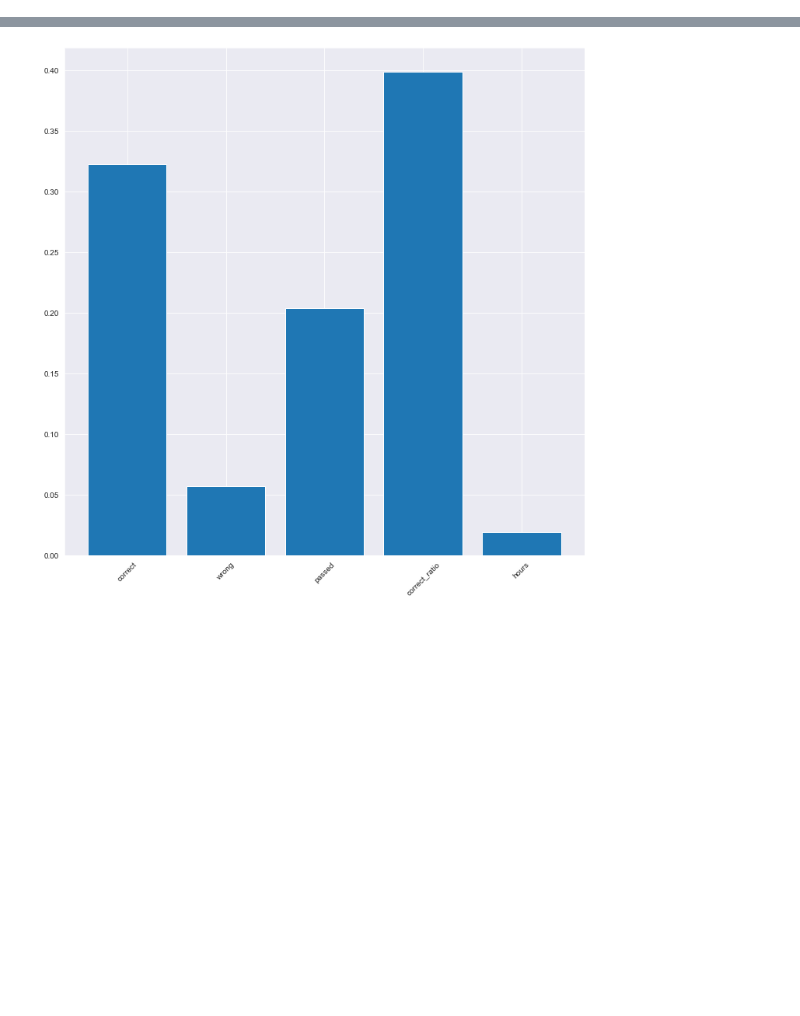
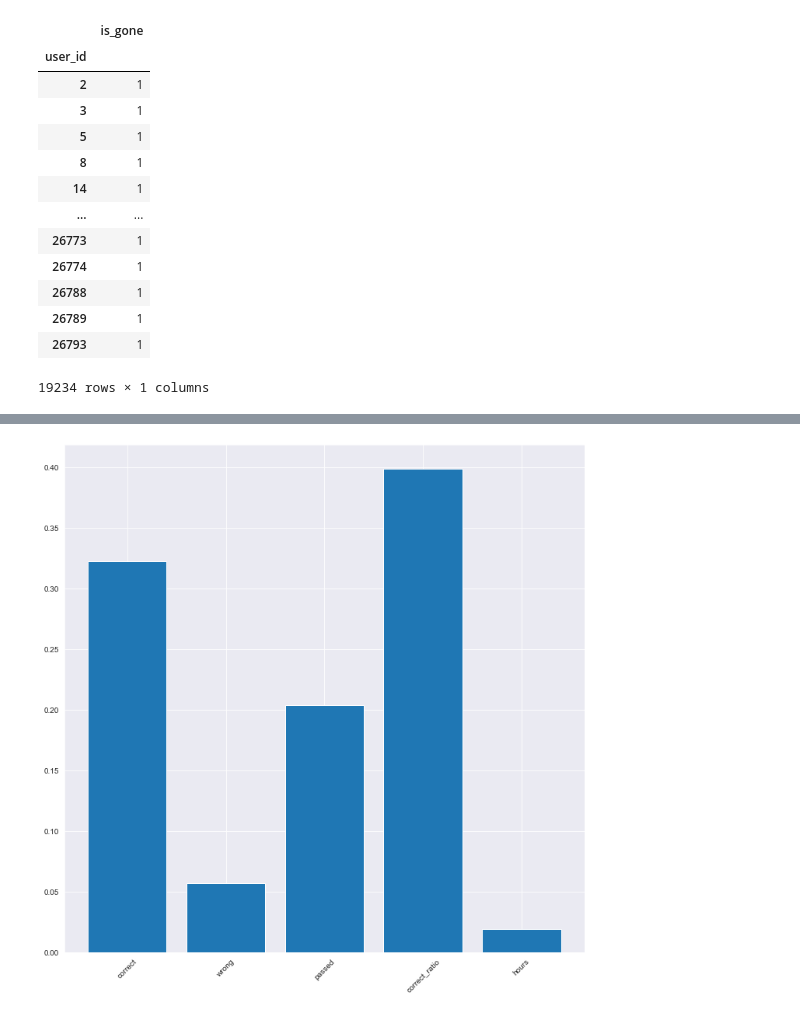
Before and after one commit to stepanskiba/ml_stepik_project, a Jupyter notebook: fit_and_predict.ipynb, the cells around one changed output, grey strips where cells are left out. Drawn from its saved outputs; the diff is of its cells as text; code cells hidden in the pictures; blank space fills up the shorter version.

```diff
--- a/fit_and_predict.ipynb
+++ b/fit_and_predict.ipynb
@@ -25,3 +42,20 @@ y = pd.read_csv('data/y.csv', index_col=0)
+# %%
+y
+# %% [output]
+|  | is_gone |
+| user_id |  |
+| 2 | 1 |
+| 3 | 1 |
+| 5 | 1 |
+| 8 | 1 |
+| 14 | 1 |
+| ... | ... |
+| 26773 | 1 |
+| 26774 | 1 |
+| 26788 | 1 |
+| 26789 | 1 |
+| 26793 | 1 |
+19234 rows × 1 columns
 # %%
 # Разделим данные на тренировочные и тестовые 4 к 1:
 X_train, X_test, y_train, y_test = train_test_split(X, y, train_size=0.8)
```
Also changed, not shown: parts of 15 cells of this notebook, 1 other file.
